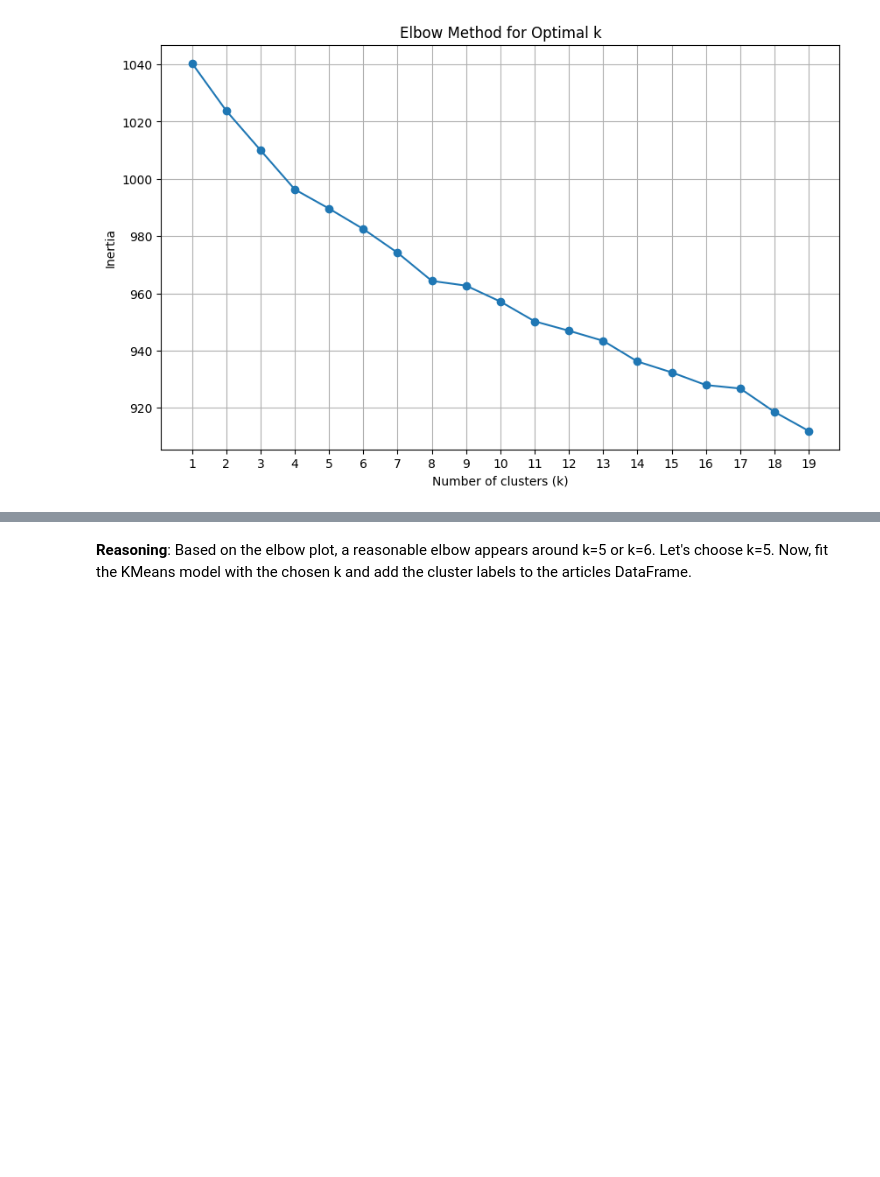
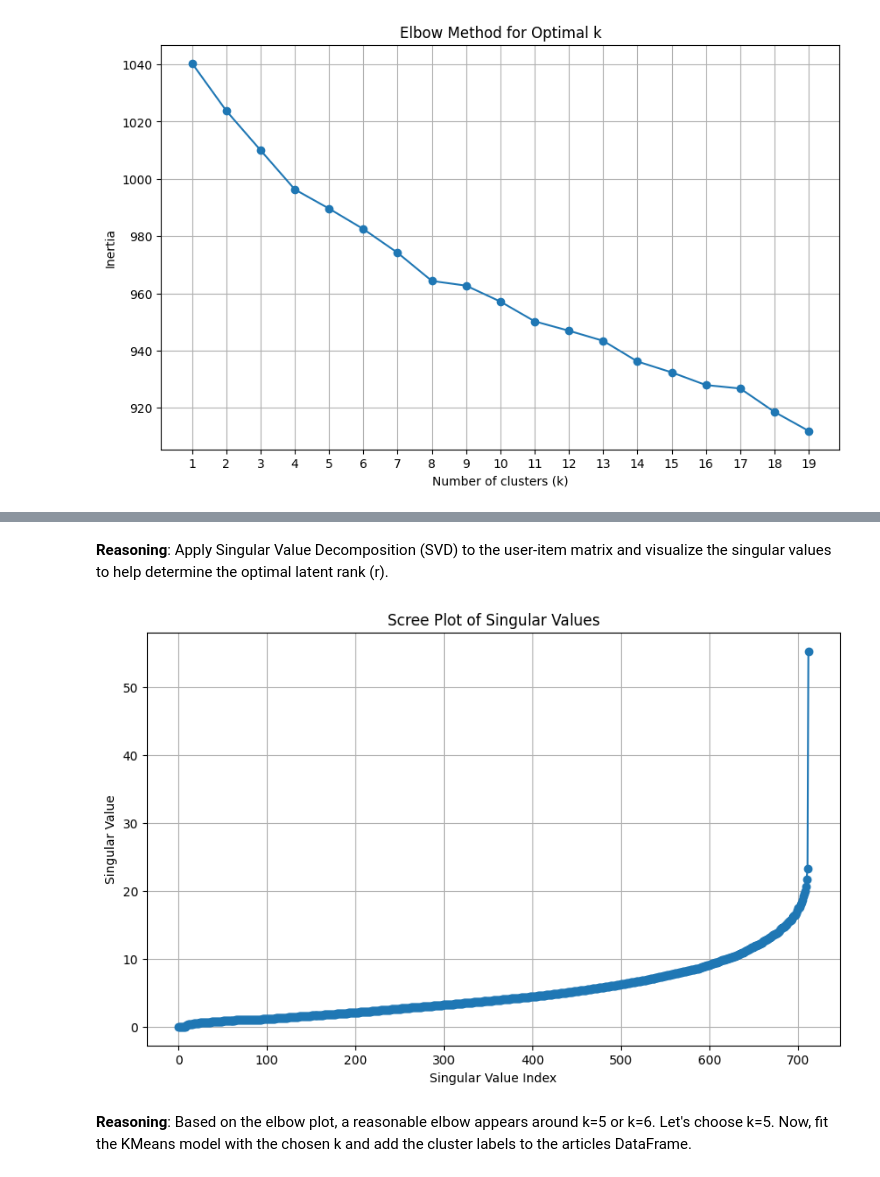
Before and after one commit to churamani2030dev/IBM_watson_studio_datascience, a Jupyter notebook: IBM_watson_studio_DS.ipynb, the cells around one changed output, grey strips where cells are left out. Cells and saved outputs as stored; diff of their text form; code cells hidden in the pictures; blank space fills up the shorter version.

```diff
--- a/IBM_watson_studio_DS.ipynb
+++ b/IBM_watson_studio_DS.ipynb
@@ -380,3 +473,25 @@ plt.show()
+# %% [markdown]
+**Reasoning**:
+Apply Singular Value Decomposition (SVD) to the user-item matrix and visualize the singular values to help determine the optimal latent rank (r).
+# %%
+from scipy.sparse.linalg import svds
+import matplotlib.pyplot as plt
+
+# Apply SVD to the user-item matrix
+# svds returns U, sigma, Vt
+# We need to convert the user_item_matrix to a NumPy array for svds
+U, s, Vt = svds(user_item_matrix.values, k=min(user_item_matrix.shape)-1)
+
+# Plot the singular values to determine the optimal number of latent factors (r)
+plt.figure(figsize=(10, 6))
+plt.plot(range(len(s)), s, marker='o')
+plt.xlabel('Singular Value Index')
+plt.ylabel('Singular Value')
+plt.title('Scree Plot of Singular Values')
+plt.grid(True)
+plt.show()
+# %% [output]
+[figure, added]
 # %% [markdown]
 **Reasoning**:
 Based on the elbow plot, a reasonable elbow appears around k=5 or k=6. Let's choose k=5. Now, fit the KMeans model with the chosen k and add the cluster labels to the articles DataFrame.
```
Also changed, not shown: parts of 5 cells of this notebook.
